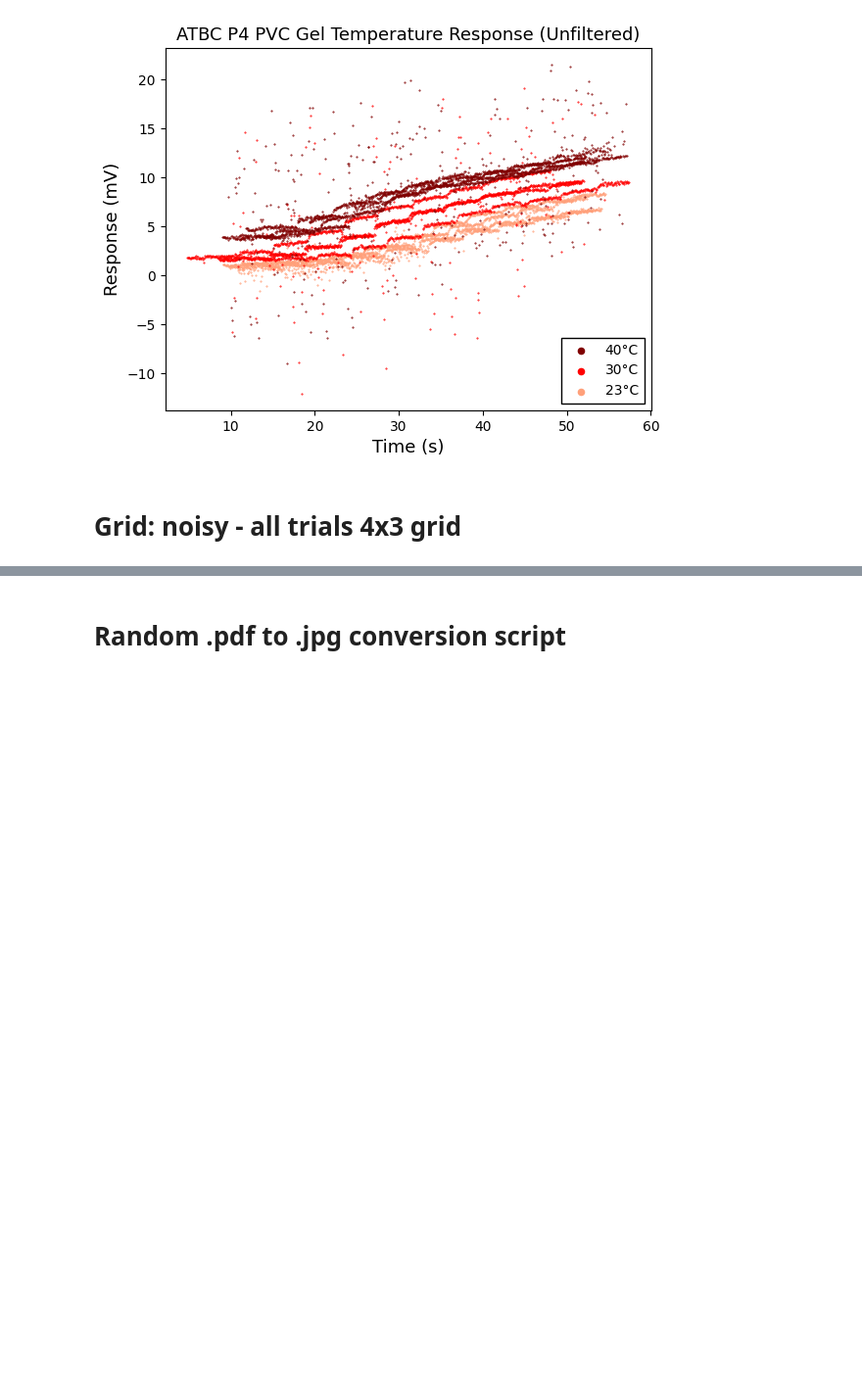
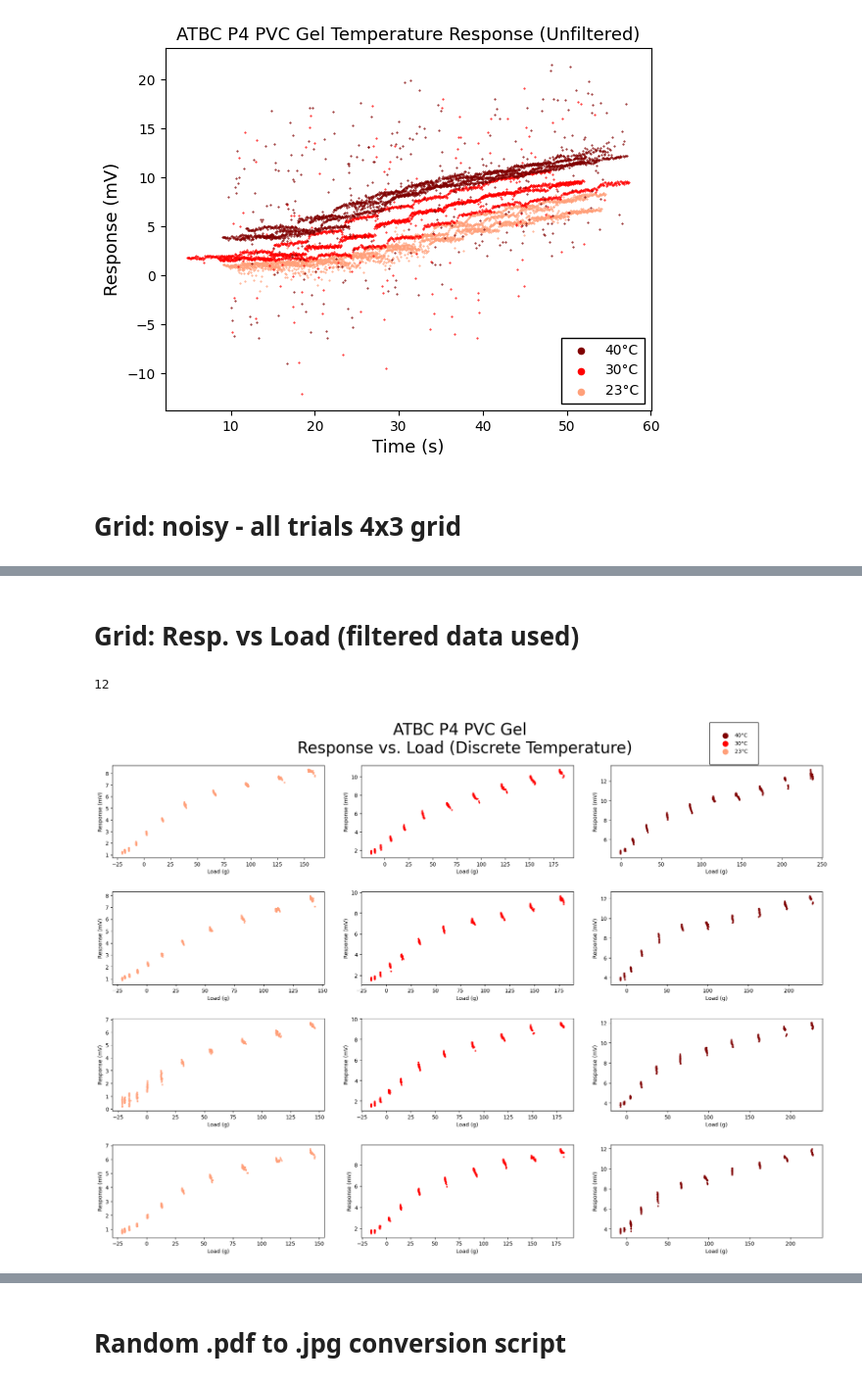
Before and after one commit to asennain/pvc-gels, a Jupyter notebook: machine_learning/MSIPP Data Processing.ipynb, the cells around one changed output, grey strips where cells are left out. Shown: that part at 98% size. Saved outputs shown, nothing was run; the diff lists cells and outputs as text; code cells hidden in the pictures; blank space fills up the shorter version.

```diff
--- a/machine_learning/MSIPP Data Processing.ipynb
+++ b/machine_learning/MSIPP Data Processing.ipynb
@@ -264,0 +323,54 @@ ax.scatter(main_df_trimmed['Load (g)'], filtered_signal_array )
+# %% [markdown]
+# Grid: Resp. vs Load (filtered data used)
+# %%
+fig, ax = plt.subplots(nrows=4, ncols=3)
+fig.set_figheight(15)
+fig.set_figwidth(20)
+fig.suptitle('ATBC P4 PVC Gel \n Response vs. Load (Discrete Temperature)', fontsize = 30, y = .96)
+
+
+xlabel = 'Load (g)'
+ylabel = 'Response (mV)'
+
+i = 0
+for filtered_df in filtered_df_list[0:4]:
+    if i < 4:
+        ax[i,0].scatter(filtered_df['Load (g)'], filtered_df['Response (mV)'], c = 'lightsalmon', s=4 )
+        ax[i,0].set_xlabel(xlabel)
+        ax[i,0].set_ylabel(ylabel)
+        i += 1
+
+i = 0
+for filtered_df in filtered_df_list[4:8]:
+    if i < 4:
+        ax[i,1].scatter(filtered_df['Load (g)'], filtered_df['Response (mV)'], c = 'red', s=4 )
+        ax[i,1].set_xlabel(xlabel)
+        ax[i,1].set_ylabel(ylabel)
+        i += 1
+
+i = 0
+for filtered_df in filtered_df_list[8:12]:
+    if i < 4:
+        ax[i,2].scatter(filtered_df['Load (g)'], filtered_df['Response (mV)'], c = 'maroon', s=4 )
+        ax[i,2].set_xlabel(xlabel)
+        ax[i,2].set_ylabel(ylabel)
+        i += 1
+
+
+
+# Change legend marker size
+lgnd = fig.legend(['40°C', '30°C', '23°C'], framealpha = 1, borderpad = 2, loc = (0.835, 0.9))
+for handle in lgnd.legend_handles:
+   handle.set_sizes([100])
+
+# Manually change legend color
+lgnd.legend_handles[0].set_color('maroon')
+lgnd.legend_handles[1].set_color('red')
+lgnd.legend_handles[2].set_color('lightsalmon')
+lgnd.get_frame().set_edgecolor('black')
+fig.tight_layout(pad=3.0)
+
+print(len(filtered_df_list))
+# %% [output]
+12
+[figure, added]
```
Also changed, not shown: parts of 12 cells of this notebook, 1 other file.
